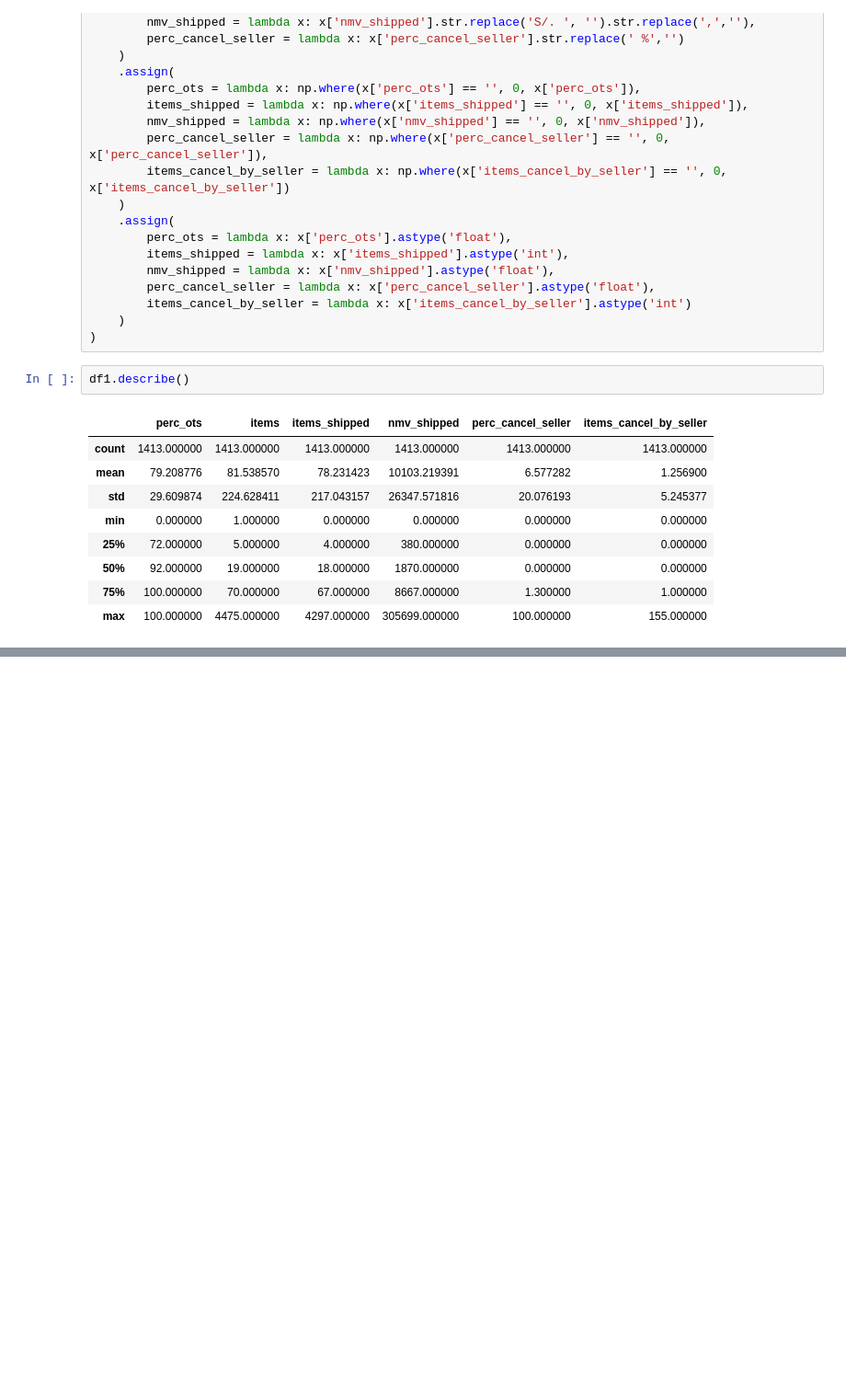
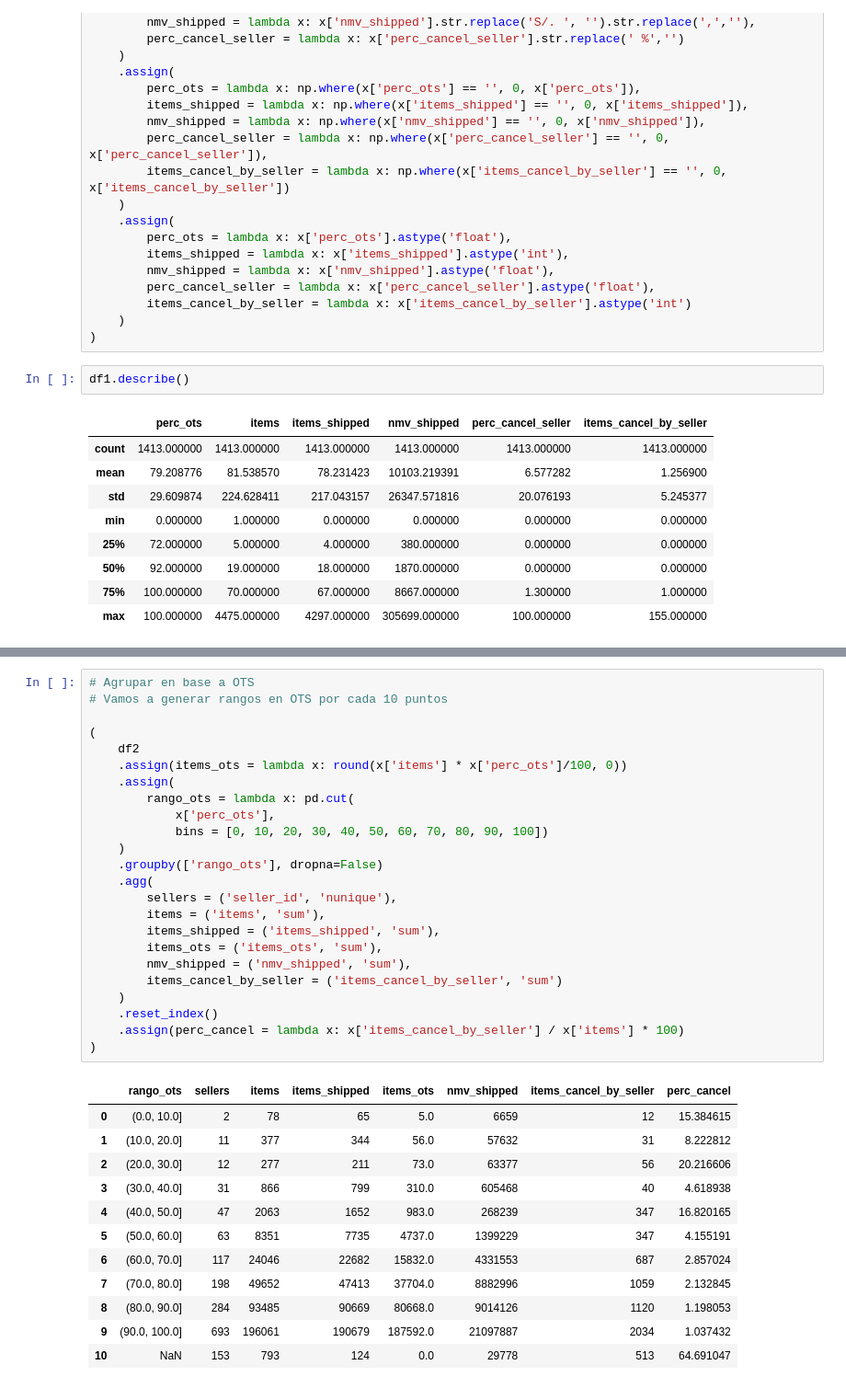
Before and after one commit to gflores1092/ClasesMissYera, a Jupyter notebook: Python/Caso_de_negocio.ipynb, the cells around one changed output, grey strips where cells are left out. Shown at 92% size. Saved outputs shown, nothing was run; the diff lists cells and outputs as text; blank space fills up the shorter version.

```diff
--- a/Python/Caso_de_negocio.ipynb
+++ b/Python/Caso_de_negocio.ipynb
@@ -278,0 +435,37 @@ df1.describe()
+# %%
+# Agrupar en base a OTS
+# Vamos a generar rangos en OTS por cada 10 puntos
+
+(
+    df2
+    .assign(items_ots = lambda x: round(x['items'] * x['perc_ots']/100, 0))
+    .assign(
+        rango_ots = lambda x: pd.cut(
+            x['perc_ots'],
+            bins = [0, 10, 20, 30, 40, 50, 60, 70, 80, 90, 100])
+    )
+    .groupby(['rango_ots'], dropna=False)
+    .agg(
+        sellers = ('seller_id', 'nunique'),
+        items = ('items', 'sum'),
+        items_shipped = ('items_shipped', 'sum'),
+        items_ots = ('items_ots', 'sum'),
+        nmv_shipped = ('nmv_shipped', 'sum'),
+        items_cancel_by_seller = ('items_cancel_by_seller', 'sum')
+    )
+    .reset_index()
+    .assign(perc_cancel = lambda x: x['items_cancel_by_seller'] / x['items'] * 100)
+)
+# %% [output]
+|  | rango_ots | sellers | items | items_shipped | items_ots | nmv_shipped | items_cancel_by_seller | perc_cancel |
+| 0 | (0.0, 10.0] | 2 | 78 | 65 | 5.0 | 6659 | 12 | 15.384615 |
+| 1 | (10.0, 20.0] | 11 | 377 | 344 | 56.0 | 57632 | 31 | 8.222812 |
+| 2 | (20.0, 30.0] | 12 | 277 | 211 | 73.0 | 63377 | 56 | 20.216606 |
+| 3 | (30.0, 40.0] | 31 | 866 | 799 | 310.0 | 605468 | 40 | 4.618938 |
+| 4 | (40.0, 50.0] | 47 | 2063 | 1652 | 983.0 | 268239 | 347 | 16.820165 |
+| 5 | (50.0, 60.0] | 63 | 8351 | 7735 | 4737.0 | 1399229 | 347 | 4.155191 |
+| 6 | (60.0, 70.0] | 117 | 24046 | 22682 | 15832.0 | 4331553 | 687 | 2.857024 |
+| 7 | (70.0, 80.0] | 198 | 49652 | 47413 | 37704.0 | 8882996 | 1059 | 2.132845 |
+| 8 | (80.0, 90.0] | 284 | 93485 | 90669 | 80668.0 | 9014126 | 1120 | 1.198053 |
+| 9 | (90.0, 100.0] | 693 | 196061 | 190679 | 187592.0 | 21097887 | 2034 | 1.037432 |
+| 10 | NaN | 153 | 793 | 124 | 0.0 | 29778 | 513 | 64.691047 |
```
Also changed, not shown: parts of 13 cells of this notebook.
